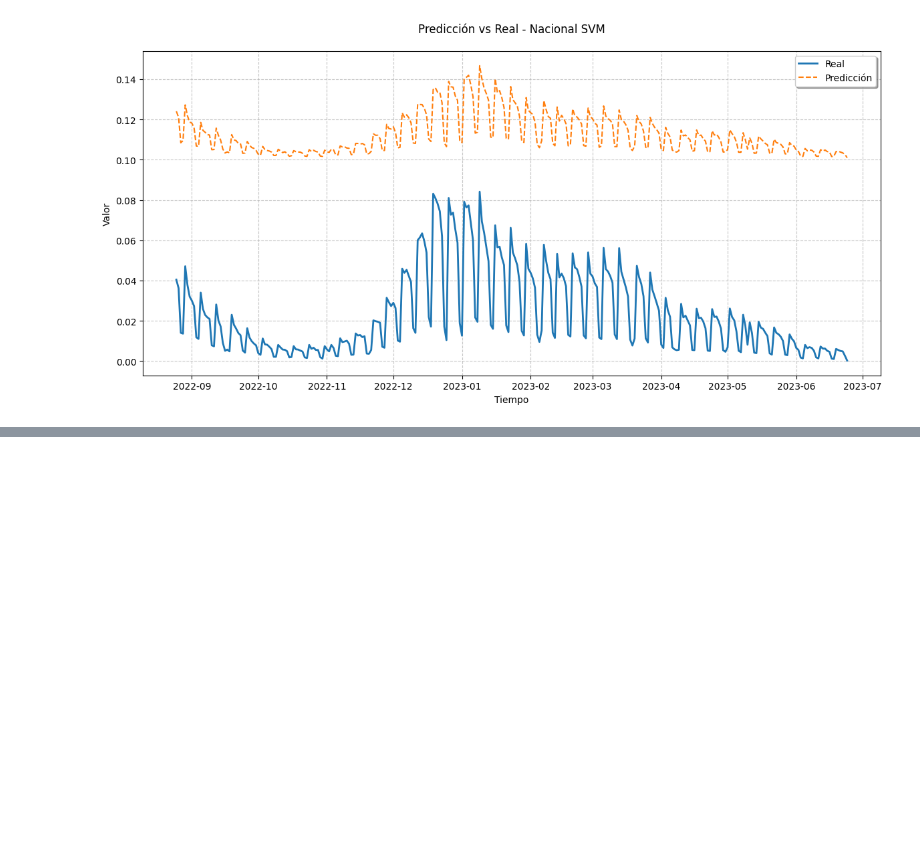
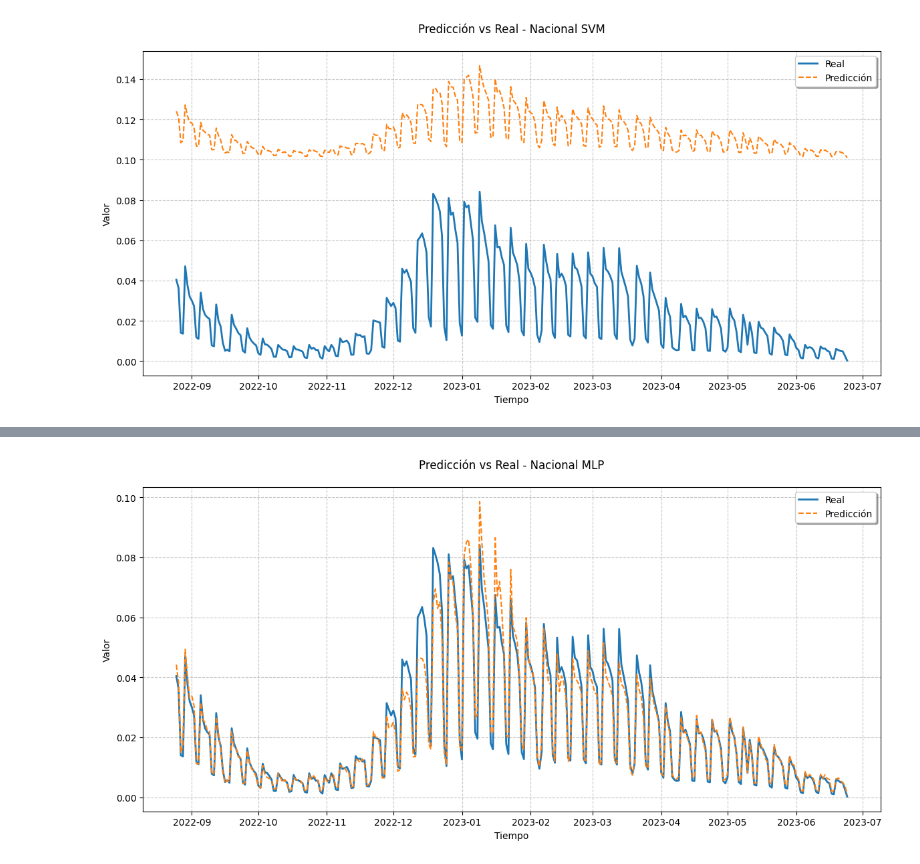
Before and after one commit to Aldini777/PF2_Covid_A01625395, a Jupyter notebook: Prediccion Covid.ipynb, the cells around one changed output, grey strips where cells are left out. Drawn from its saved outputs; the diff is of its cells as text; code cells hidden in the pictures; blank space fills up the shorter version.

Commit message:
Agregué el cuarto y último modelo

```diff
--- a/Prediccion Covid.ipynb
+++ b/Prediccion Covid.ipynb
@@ -678,0 +688,24 @@ plt.show()
+# %%
+# Multi-layer Perceptron Regressor
+mlp_regr = MLPRegressor()
+param_search_mlp_regr = {
+    'random_state': [1, None],  # Fijo el estado aleatorio para reproducibilidad
+    'max_iter': [1000, 2000, 3000],  # Puedo probar con [1000, 2000, 3000, 4000]
+    'tol': [0.01, 0.1, 0.2],  # Puedo probar con [0.01, 0.05, 0.1, 0.2]
+    'hidden_layer_sizes': [(50,), (100,), (150,), (200,)],  # Puedo probar con [(50,), (100,), (150,), (200,), (250,)]
+    'learning_rate': ['constant', 'invscaling', 'adaptive'],  # Puedo probar con ['constant', 'invscaling', 'adaptive']
+}
+
+# Utilizo GridSearchCV para encontrar los mejores parámetros
+# Definir X (característica) y y (objetivo)
+X = train_data[['P. Comp. 1', 'P. Comp. 2', 'P. Comp. 3']]
+y = train_data[['Nacional']]
+
+grid_search_mlp = GridSearchCV(estimator=mlp_regr, param_grid=param_search_mlp_regr, n_jobs=-1, cv=5, verbose=1)
+grid_search_mlp.fit(X, y)  # Entreno el modelo con los componentes principales como característica y la columna 'Nacional' como objetivo
+best_params_mlp = grid_search_mlp.best_params_
+
+print("==========================================================")
+print("Mejores parámetros para Multi-layer Perceptron Regressor:")
+print(best_params_mlp)
+print("----------------------------------------------------------")
@@ -678,0 +809,14 @@ plt.show()
+# %%
+#Grafica de la predicción vs real MLP
+plt.figure(figsize=(12, 6))
+plt.plot(Y_test.index, Y_test.values, label="Real", linewidth=2)
+plt.plot(pred_test_df_mlp.index, pred_test_df_mlp.values, label="Predicción", linestyle="--")
+plt.title("Predicción vs Real - Nacional MLP", fontsize=12, pad=20)
+plt.xlabel("Tiempo", fontsize=10)
+plt.ylabel("Valor", fontsize=10)
+plt.legend(frameon=True, fancybox=True, shadow=True)
+plt.grid(True, linestyle='--', alpha=0.7)
+plt.tight_layout()
+plt.show()
+# %% [output]
+[figure, added]
```
Also changed, not shown: parts of 12 cells of this notebook.
